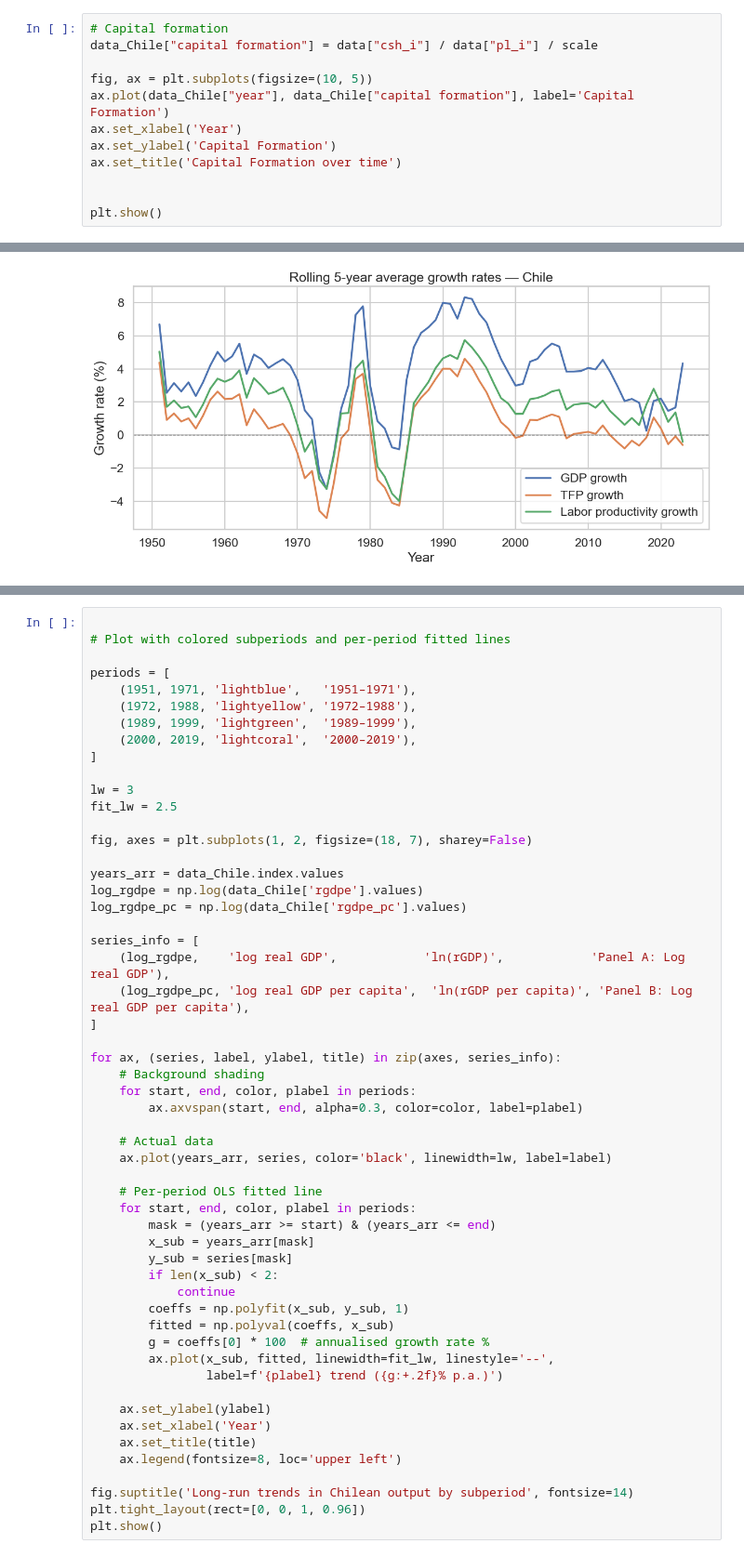
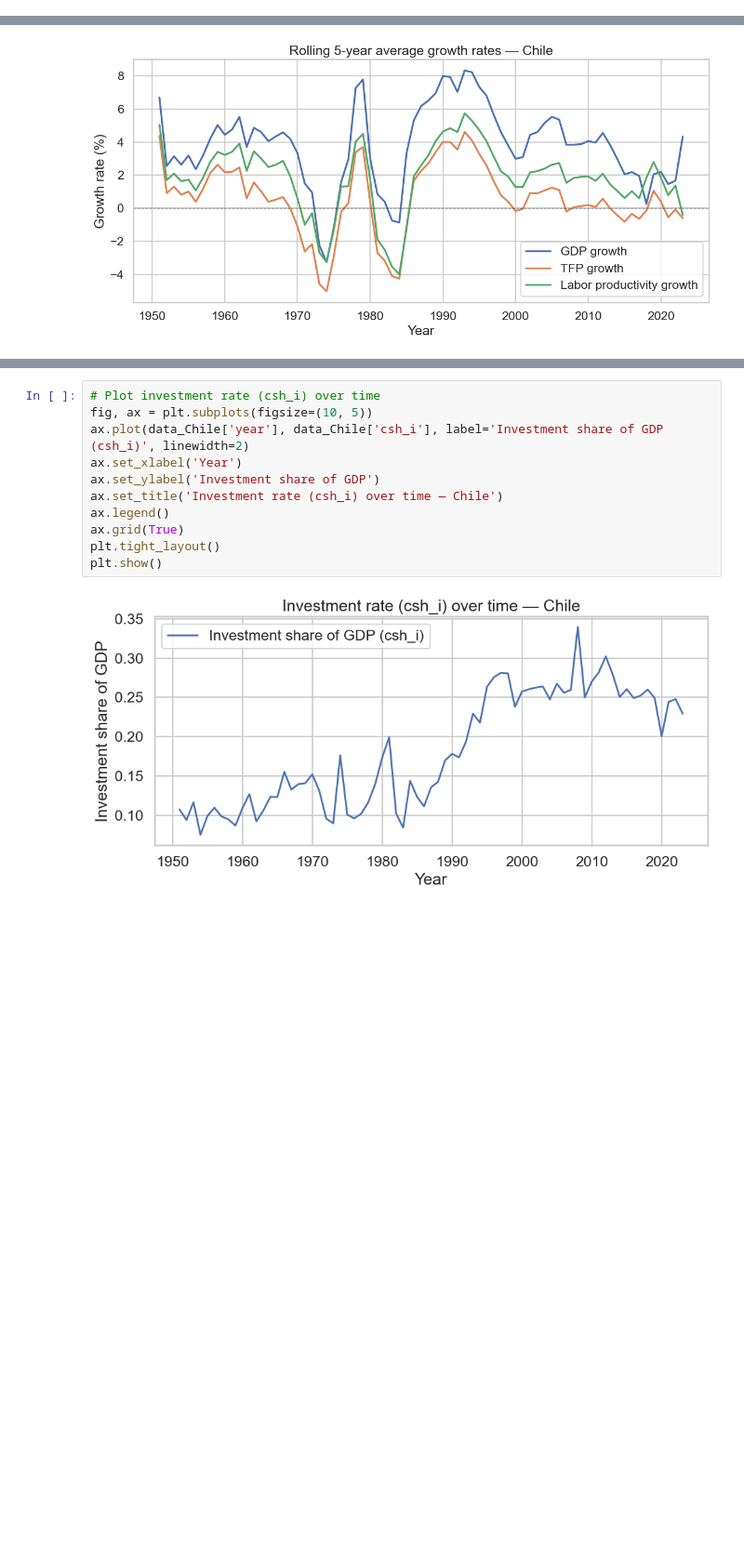
Before and after one commit to IcarusBai/EC2B1_Coursework, a Jupyter notebook: EC2B1_Coursework_Program.ipynb, the cells around one changed output, grey strips where cells are left out. Shown at 93% size. Saved outputs shown, nothing was run; the diff lists cells and outputs as text; blank space fills up the shorter version.

```diff
--- a/EC2B1_Coursework_Program.ipynb
+++ b/EC2B1_Coursework_Program.ipynb
@@ -522,12 +513,0 @@ plt.show()
-# %%
-# Capital formation
-data_Chile["capital formation"] = data["csh_i"] / data["pl_i"] / scale
-
-fig, ax = plt.subplots(figsize=(10, 5))
-ax.plot(data_Chile["year"], data_Chile["capital formation"], label='Capital Formation')
-ax.set_xlabel('Year')
-ax.set_ylabel('Capital Formation')
-ax.set_title('Capital Formation over time')
-
-
-plt.show()
@@ -589,54 +569,13 @@ plt.show()
 # %%
-
-# Plot with colored subperiods and per-period fitted lines
-
-periods = [
-    (1951, 1971, 'lightblue',   '1951–1971'),
-    (1972, 1988, 'lightyellow', '1972–1988'),
-    (1989, 1999, 'lightgreen',  '1989–1999'),
-    (2000, 2019, 'lightcoral',  '2000–2019'),
-]
-
-lw = 3
-fit_lw = 2.5
-
-fig, axes = plt.subplots(1, 2, figsize=(18, 7), sharey=False)
-
-years_arr = data_Chile.index.values
-log_rgdpe = np.log(data_Chile['rgdpe'].values)
-log_rgdpe_pc = np.log(data_Chile['rgdpe_pc'].values)
-
-series_info = [
-    (log_rgdpe,    'log real GDP',            'ln(rGDP)',            'Panel A: Log real GDP'),
-    (log_rgdpe_pc, 'log real GDP per capita',  'ln(rGDP per capita)', 'Panel B: Log real GDP per capita'),
-]
-
-for ax, (series, label, ylabel, title) in zip(axes, series_info):
-    # Background shading
-    for start, end, color, plabel in periods:
-        ax.axvspan(start, end, alpha=0.3, color=color, label=plabel)
-
-    # Actual data
-    ax.plot(years_arr, series, color='black', linewidth=lw, label=label)
-
-    # Per-period OLS fitted line
-    for start, end, color, plabel in periods:
-        mask = (years_arr >= start) & (years_arr <= end)
-        x_sub = years_arr[mask]
-        y_sub = series[mask]
-        if len(x_sub) < 2:
-            continue
-        coeffs = np.polyfit(x_sub, y_sub, 1)
-        fitted = np.polyval(coeffs, x_sub)
-        g = coeffs[0] * 100  # annualised growth rate %
-        ax.plot(x_sub, fitted, linewidth=fit_lw, linestyle='--',
-                label=f'{plabel} trend ({g:+.2f}% p.a.)')
-
-    ax.set_ylabel(ylabel)
-    ax.set_xlabel('Year')
-    ax.set_title(title)
-    ax.legend(fontsize=8, loc='upper left')
-
-fig.suptitle('Long-run trends in Chilean output by subperiod', fontsize=14)
-plt.tight_layout(rect=[0, 0, 1, 0.96])
+# Plot investment rate (csh_i) over time
+fig, ax = plt.subplots(figsize=(10, 5))
+ax.plot(data_Chile['year'], data_Chile['csh_i'], label='Investment share of GDP (csh_i)', linewidth=2)
+ax.set_xlabel('Year')
+ax.set_ylabel('Investment share of GDP')
+ax.set_title('Investment rate (csh_i) over time — Chile')
+ax.legend()
+ax.grid(True)
+plt.tight_layout()
 plt.show()
+# %% [output]
+[figure, added]
```
Also changed, not shown: parts of 13 cells of this notebook.
